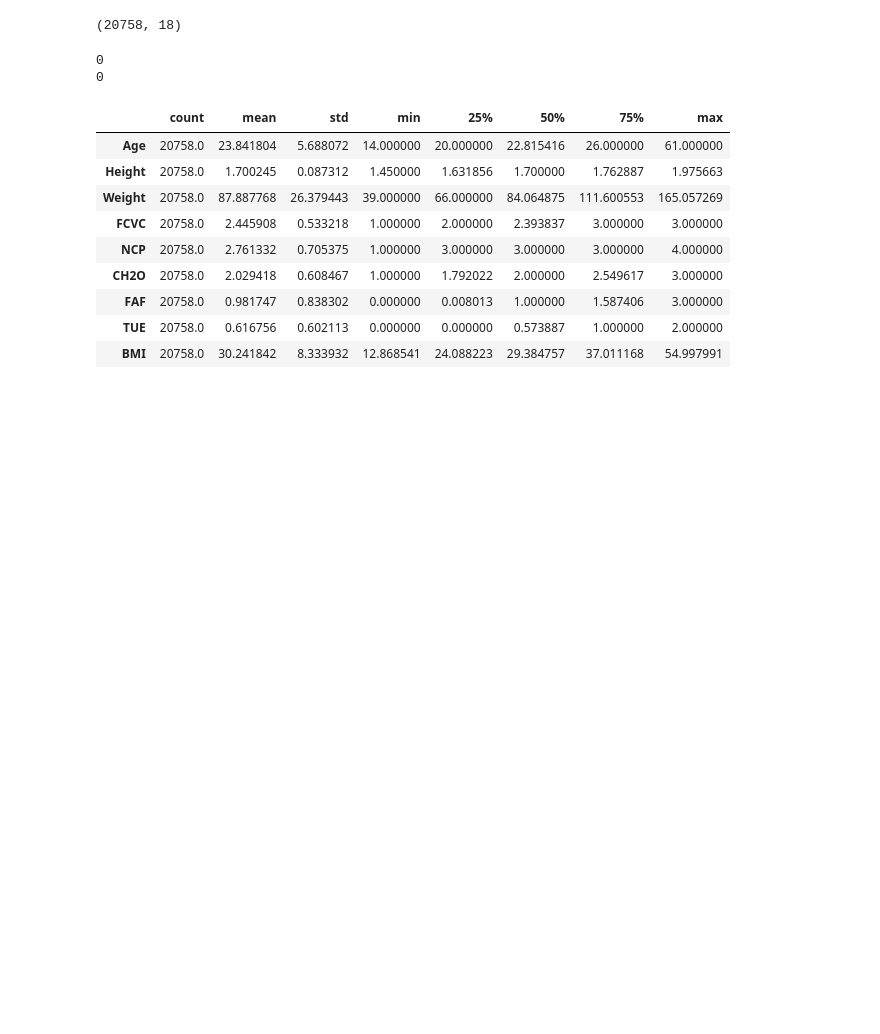
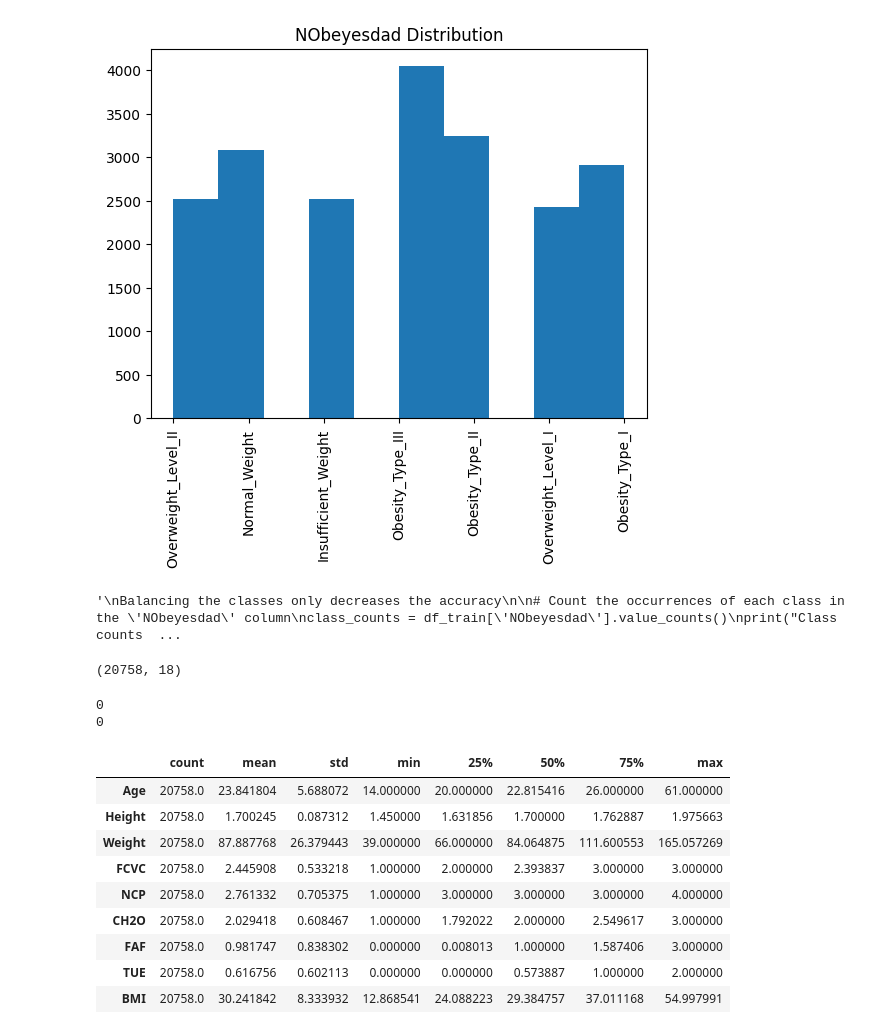
Before and after one commit to rubuy-74/feup-ia, a Jupyter notebook: proj2/main.ipynb, the cells around one changed output. Saved outputs shown, nothing was run; the diff lists cells and outputs as text; code cells hidden in the pictures; blank space fills up the shorter version.

```diff
--- a/proj2/main.ipynb
+++ b/proj2/main.ipynb
@@ -38,6 +38,13 @@ categoricals_cols_no_result = categorical_cols.remove("NObeyesdad")
 x = pd.get_dummies(x, columns=categoricals_cols_no_result, drop_first=True)
 
 x_train, x_test, y_train, y_test = train_test_split(x,y,test_size=0.20)
+# %%
+plt.hist(y)
+plt.title(f'NObeyesdad Distribution')
+plt.xticks(rotation=90)
+plt.show()
+# %% [output]
+[figure, added]
 # %%
 from sklearn.metrics import accuracy_score,precision_score,recall_score,f1_score,confusion_matrix
 
@@ -49,6 +56,23 @@ def get_stats(predictions):
   result['f1_score'] = f1_score(y_test,predictions,average='macro')
   result['confusion_matrix'] = confusion_matrix(y_test,predictions)
   return result
+# %%
+"""
+Balancing the classes only decreases the accuracy
+
+# Count the occurrences of each class in the 'NObeyesdad' column
+class_counts = df_train['NObeyesdad'].value_counts()
+print("Class counts before balancing:")
+print(class_counts)
+
+# Find the minimum count (least represented class)
+min_count = class_counts.min()
+
+# Balance the dataset by undersampling
+df_train = df_train.groupby('NObeyesdad').apply(lambda x: x.sample(min_count)).reset_index(drop=True)
+"""
+# %% [output]
+'\nBalancing the classes only decreases the accuracy\n\n# Count the occurrences of each class in the \'NObeyesdad\' column\nclass_counts = df_train[\'NObeyesdad\'].value_counts()\nprint("Class counts  ...
 # %%
 print(df_train.shape)
 # %% [output]
```
Also changed, not shown: parts of 22 cells of this notebook.
